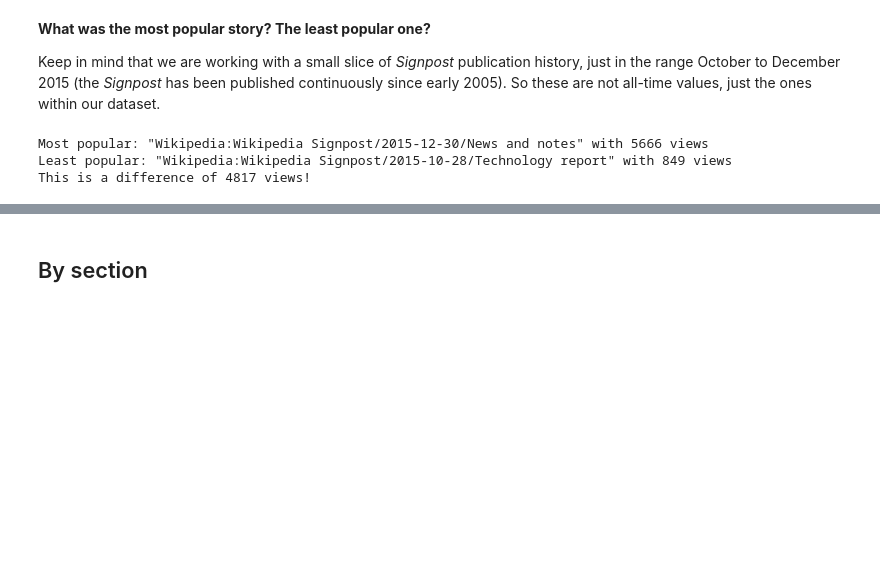
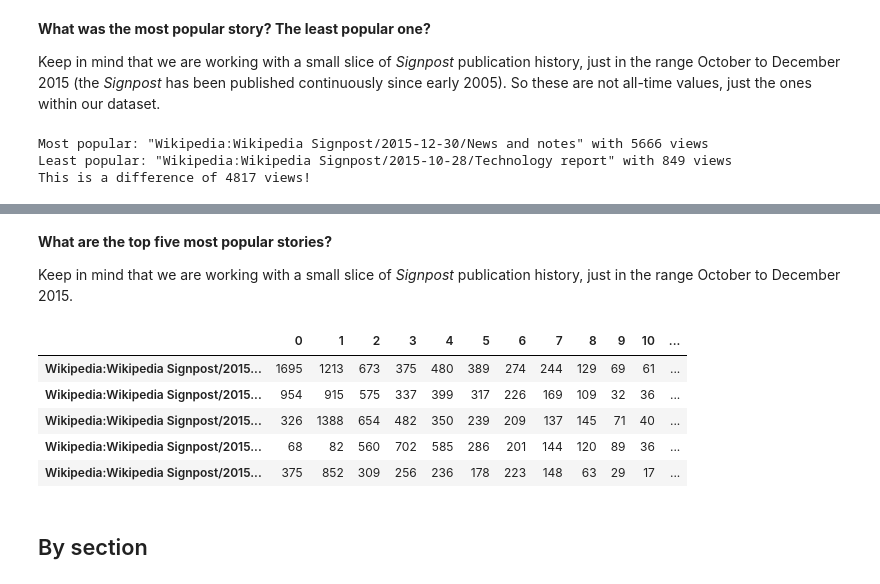
Before and after one commit to ResidentMario/signpostviews, a Jupyter notebook: signpostviews.ipynb, the cells around one changed output, grey strips where cells are left out. Cells and saved outputs as stored; diff of their text form; code cells hidden in the pictures; blank space fills up the shorter version.

```diff
--- a/signpostviews.ipynb
+++ b/signpostviews.ipynb
@@ -176,3 +181,16 @@ This is a difference of 4817 views!
+# %% [markdown]
+**What are the top five most popular stories?**
+
+Keep in mind that we are working with a small slice of *Signpost* publication history, just in the range October to December 2015.
+# %%
+frame.sort('total', ascending=False).head(5)
+# %% [output]
+|  | 0 | 1 | 2 | 3 | 4 | 5 | 6 | 7 | 8 | 9 | 10 | ... |
+| Wikipedia:Wikipedia Signpost/2015... | 1695 | 1213 | 673 | 375 | 480 | 389 | 274 | 244 | 129 | 69 | 61 | ... |
+| Wikipedia:Wikipedia Signpost/2015... | 954 | 915 | 575 | 337 | 399 | 317 | 226 | 169 | 109 | 32 | 36 | ... |
+| Wikipedia:Wikipedia Signpost/2015... | 326 | 1388 | 654 | 482 | 350 | 239 | 209 | 137 | 145 | 71 | 40 | ... |
+| Wikipedia:Wikipedia Signpost/2015... | 68 | 82 | 560 | 702 | 585 | 286 | 201 | 144 | 120 | 89 | 36 | ... |
+| Wikipedia:Wikipedia Signpost/2015... | 375 | 852 | 309 | 256 | 236 | 178 | 223 | 148 | 63 | 29 | 17 | ... |
 # %% [markdown]
 ## By section
 # %% [markdown]
```
Also changed, not shown: parts of 17 cells of this notebook.
